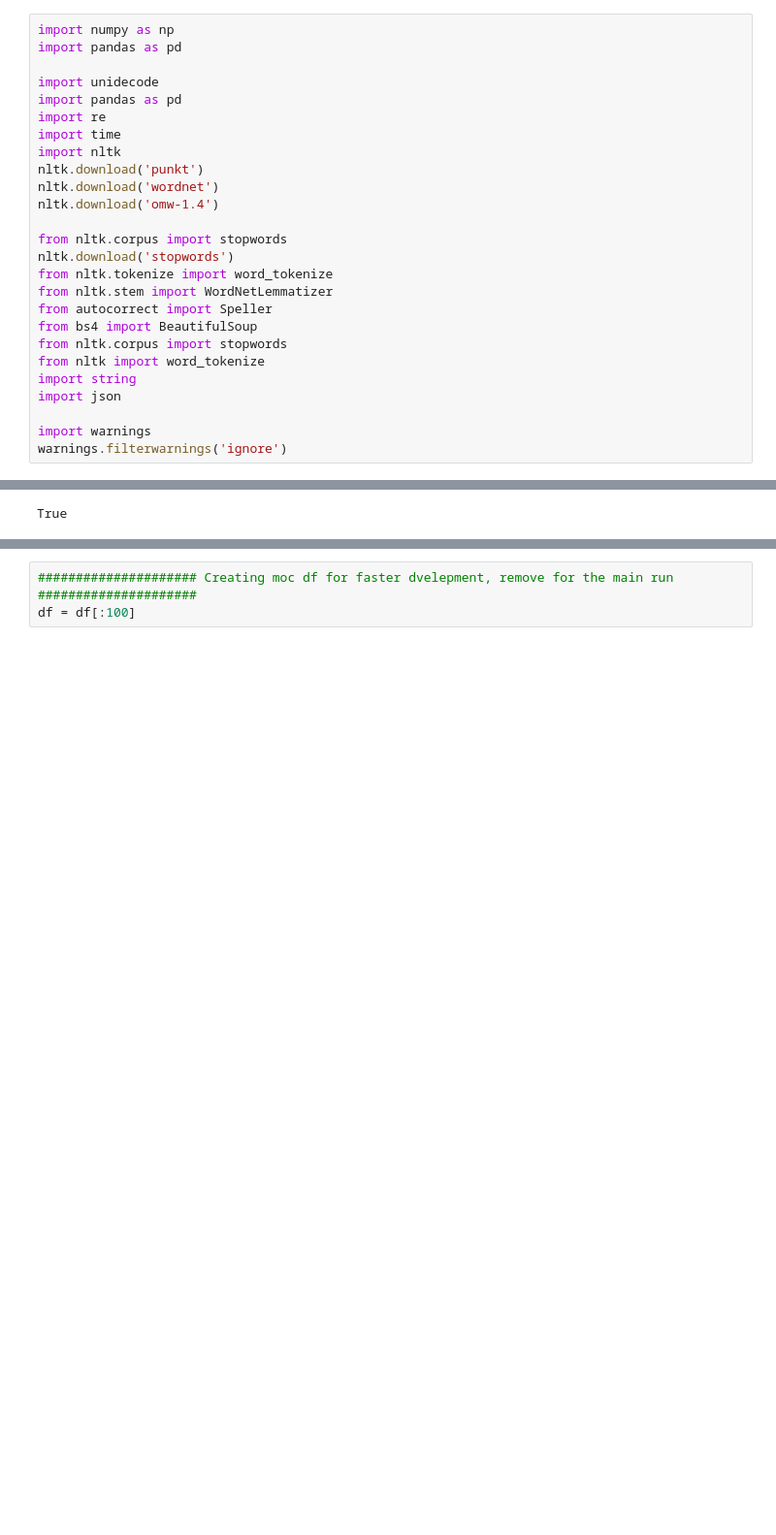
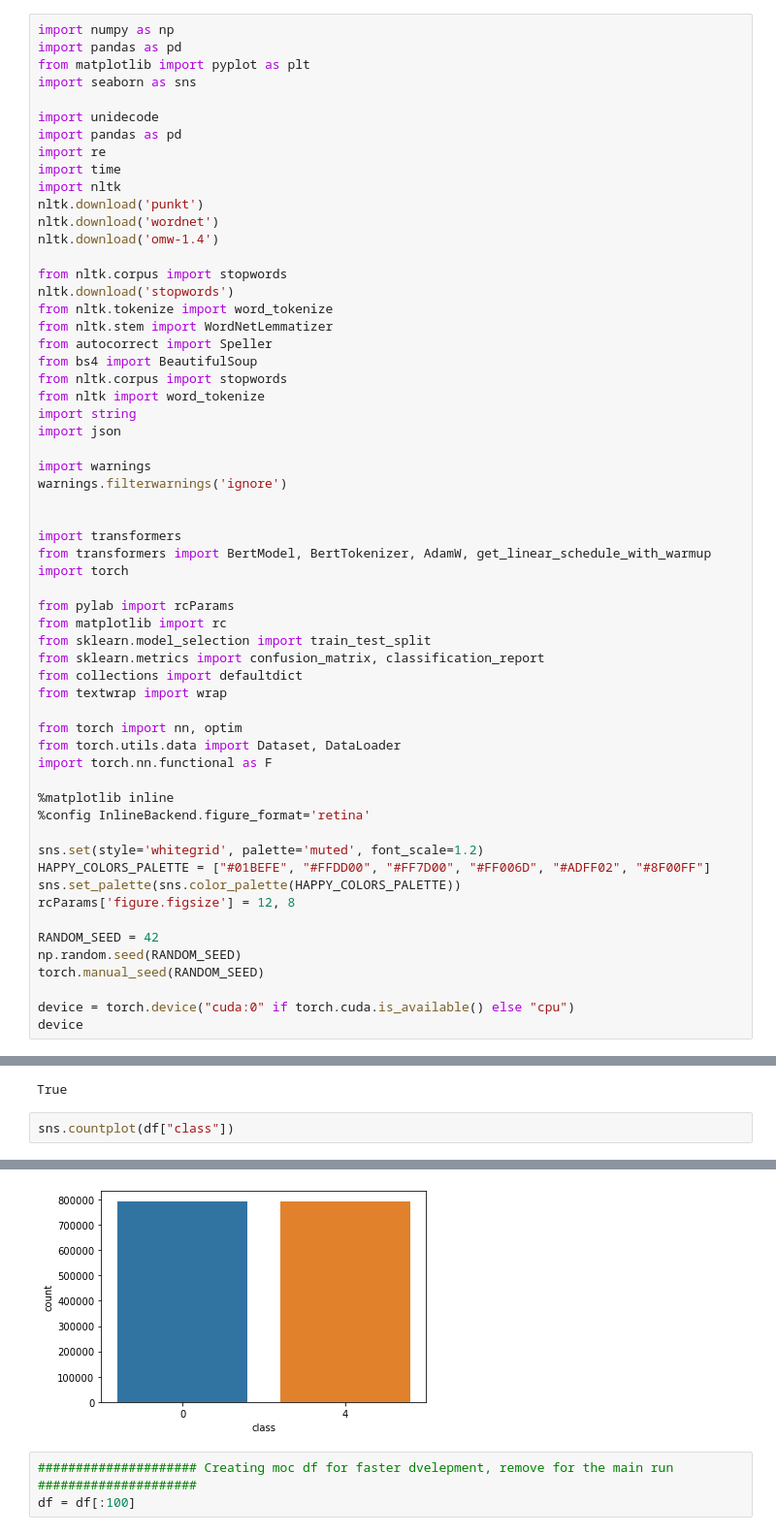
Before and after one commit to IR1401-Spring-Final-Projects/SocialMedia1401-26, a Jupyter notebook: HW4/EDA.ipynb, the cells around one changed output, grey strips where cells are left out. Shown: that part at 97% size. Cells and saved outputs as stored; diff of their text form; blank space fills up the shorter version.

```diff
--- a/HW4/EDA.ipynb
+++ b/HW4/EDA.ipynb
@@ -1,6 +1,8 @@
 # %%
 import numpy as np
 import pandas as pd
+from matplotlib import pyplot as plt
+import seaborn as sns
 
 import unidecode
 import pandas as pd
@@ -24,6 +26,37 @@ import json
 
 import warnings
 warnings.filterwarnings('ignore')
+
+
+import transformers
+from transformers import BertModel, BertTokenizer, AdamW, get_linear_schedule_with_warmup
+import torch
+
+from pylab import rcParams
+from matplotlib import rc
+from sklearn.model_selection import train_test_split
+from sklearn.metrics import confusion_matrix, classification_report
+from collections import defaultdict
+from textwrap import wrap
+
+from torch import nn, optim
+from torch.utils.data import Dataset, DataLoader
+import torch.nn.functional as F
+
+%matplotlib inline
+%config InlineBackend.figure_format='retina'
+
+sns.set(style='whitegrid', palette='muted', font_scale=1.2)
+HAPPY_COLORS_PALETTE = ["#01BEFE", "#FFDD00", "#FF7D00", "#FF006D", "#ADFF02", "#8F00FF"]
+sns.set_palette(sns.color_palette(HAPPY_COLORS_PALETTE))
+rcParams['figure.figsize'] = 12, 8
+
+RANDOM_SEED = 42
+np.random.seed(RANDOM_SEED)
+torch.manual_seed(RANDOM_SEED)
+
+device = torch.device("cuda:0" if torch.cuda.is_available() else "cpu")
+device
 # %% [output]
 [nltk_data] Downloading package punkt to /Users/kian/nltk_data...
 [nltk_data]   Package punkt is already up-to-date!
@@ -125,3 +158,6 @@ df = df[df['tweet'].apply(lambda x : x.isascii())]
 df['tweet'].apply(lambda x : x.isascii()).all()
 # %% [output]
 True
+# %%
+sns.countplot(df["class"])
+# %% [output]
@@ -128,3 +165,4 @@ True
+[figure, added]
 # %%
 ##################### Creating moc df for faster dvelepment, remove for the main run #####################
 df = df[:100]
```
Also changed, not shown: parts of 3 cells of this notebook.
